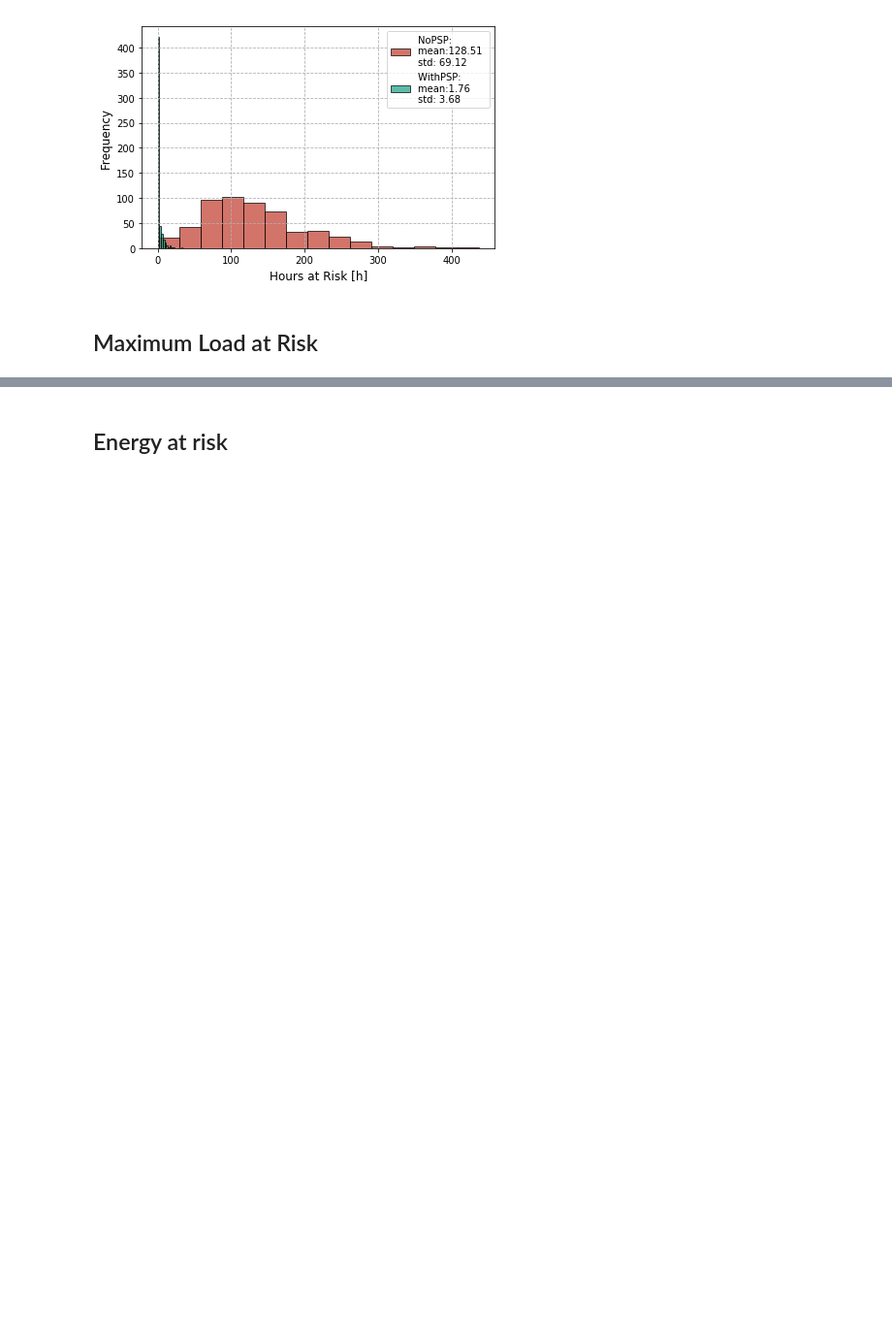
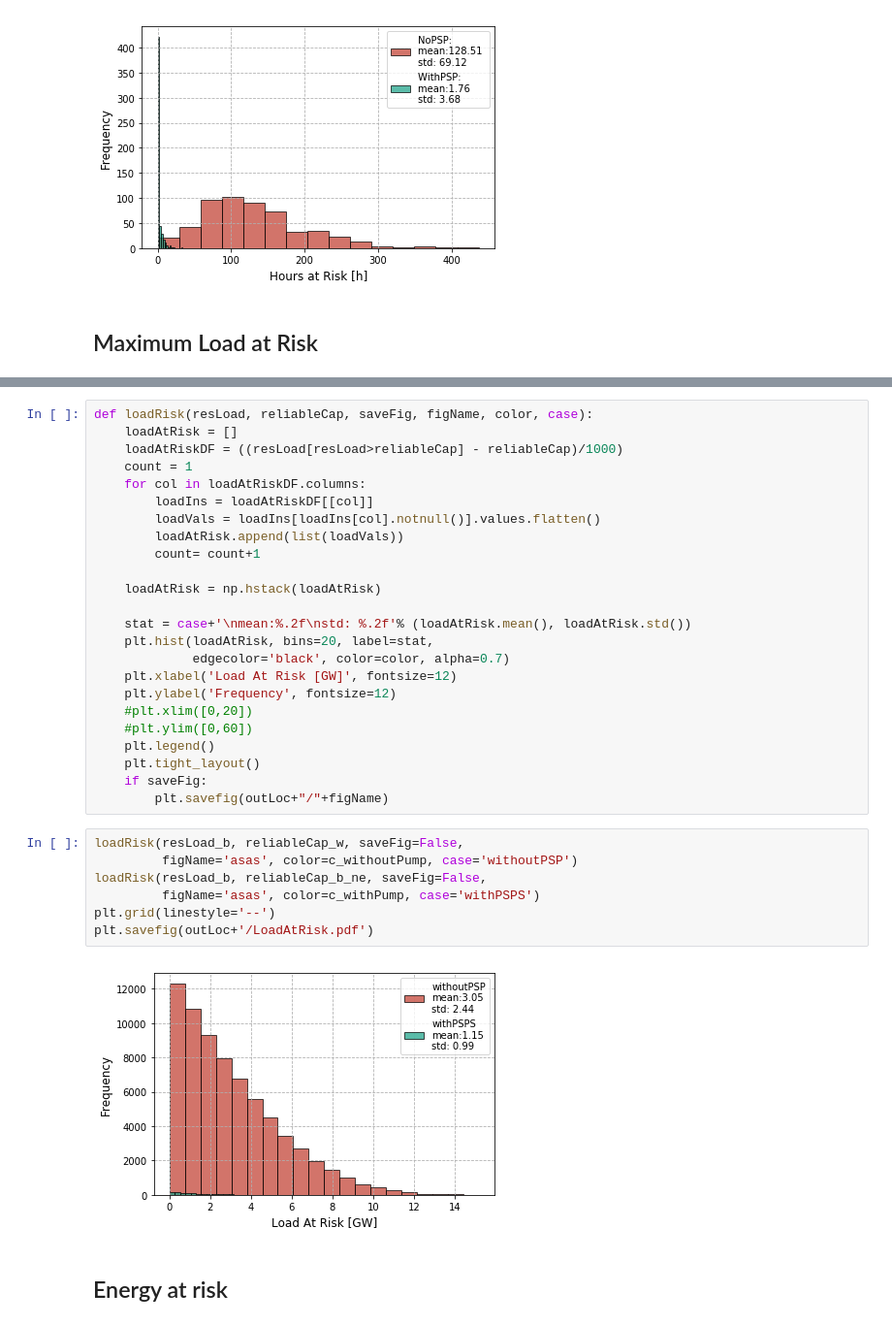
Before and after one commit to samarthiith/DE_CoalPhaseOut, a Jupyter notebook: DE_coalPhaseOut.ipynb, the cells around one changed output, grey strips where cells are left out. Shown at 97% size. Cells and saved outputs as stored; diff of their text form; blank space fills up the shorter version.

```diff
--- a/DE_coalPhaseOut.ipynb
+++ b/DE_coalPhaseOut.ipynb
@@ -490,3 +365,36 @@ plt.savefig(outLoc+'/MaxLoadAtRisk.pdf')
+# %%
+def loadRisk(resLoad, reliableCap, saveFig, figName, color, case):
+    loadAtRisk = []
+    loadAtRiskDF = ((resLoad[resLoad>reliableCap] - reliableCap)/1000)
+    count = 1
+    for col in loadAtRiskDF.columns:
+        loadIns = loadAtRiskDF[[col]]
+        loadVals = loadIns[loadIns[col].notnull()].values.flatten()
+        loadAtRisk.append(list(loadVals))
+        count= count+1
+
+    loadAtRisk = np.hstack(loadAtRisk)
+
+    stat = case+'\nmean:%.2f\nstd: %.2f'% (loadAtRisk.mean(), loadAtRisk.std())
+    plt.hist(loadAtRisk, bins=20, label=stat,
+             edgecolor='black', color=color, alpha=0.7)
+    plt.xlabel('Load At Risk [GW]', fontsize=12)
+    plt.ylabel('Frequency', fontsize=12)
+    #plt.xlim([0,20])
+    #plt.ylim([0,60])
+    plt.legend()
+    plt.tight_layout()
+    if saveFig:
+        plt.savefig(outLoc+"/"+figName)
+# %%
+loadRisk(resLoad_b, reliableCap_w, saveFig=False,
+         figName='asas', color=c_withoutPump, case='withoutPSP')
+loadRisk(resLoad_b, reliableCap_b_ne, saveFig=False,
+         figName='asas', color=c_withPump, case='withPSPS')
+plt.grid(linestyle='--')
+plt.savefig(outLoc+'/LoadAtRisk.pdf')
+# %% [output]
+[figure, added]
 # %% [markdown]
 ## Energy at risk
 # %%
```
Also changed, not shown: parts of 64 cells of this notebook, 11 other files.
